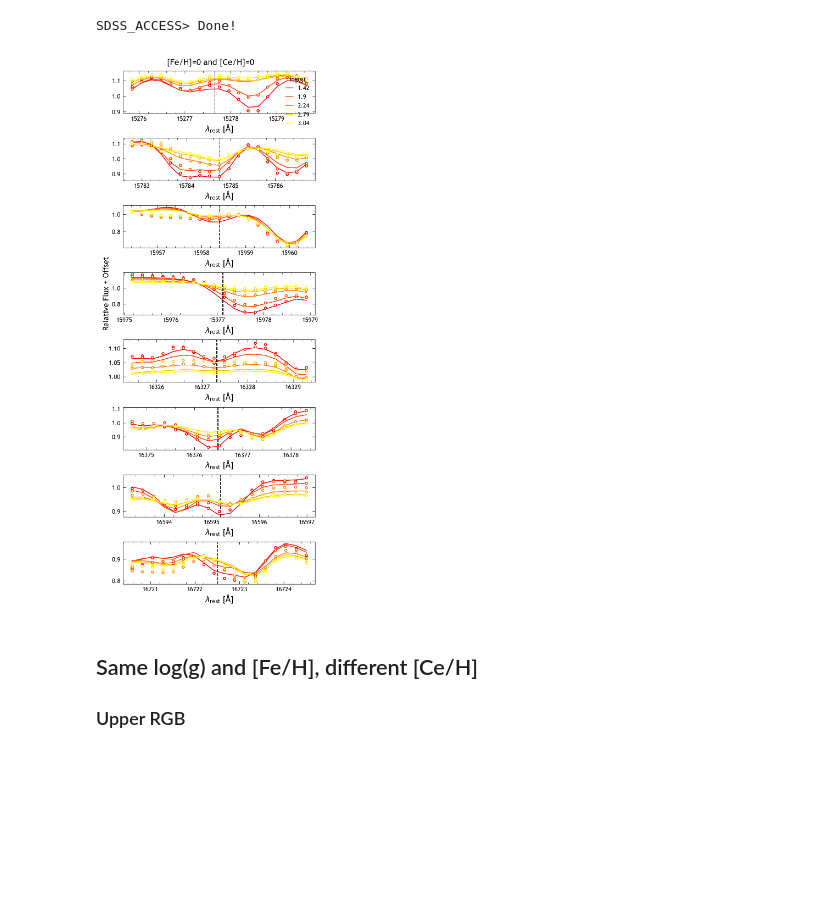
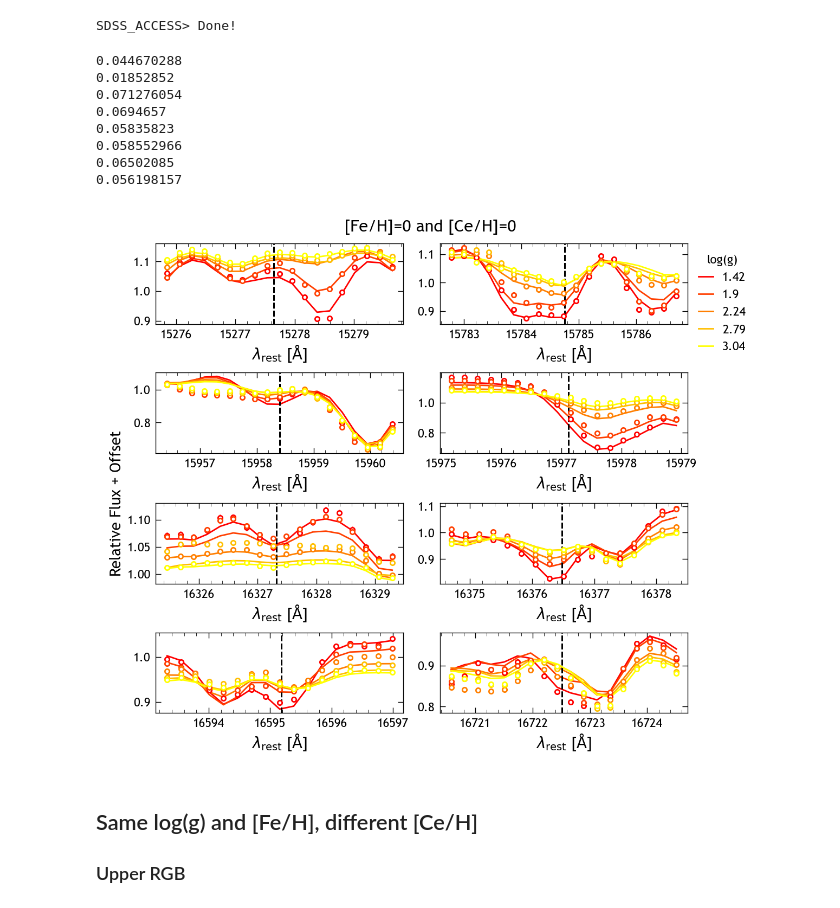
Before and after one commit to lodubay/chemical-clocks, a Jupyter notebook: src/scripts/spectrum_checks.ipynb, the cells around one changed output. Cells and saved outputs as stored; diff of their text form; code cells hidden in the pictures; blank space fills up the shorter version.

```diff
--- a/src/scripts/spectrum_checks.ipynb
+++ b/src/scripts/spectrum_checks.ipynb
@@ -201,8 +212,8 @@ plt.show()
 # Individual lines
 ce_ii_lines = [15277.65, 15784.75, 15958.40, 15977.12, 16327.32, 16376.48, 16595.18, 16722.51] # Angstroms, from Cunha+ (2017)
 
-fig, axs = plt.subplots(8, figsize=(4, 10), constrained_layout=True)
-for i, ax in enumerate(axs):
+fig, axs = plt.subplots(4, 2, figsize=(6, 5), constrained_layout=True)
+for i, ax in enumerate(axs.flatten()):
     line = ce_ii_lines[i]
     ax.axvline(line, color='r')
     wl_range = (line-2, line+2)
@@ -220,7 +231,7 @@ for i, ax in enumerate(axs):
     ax.xaxis.set_major_locator(MultipleLocator(1))
     ax.xaxis.set_minor_locator(MultipleLocator(0.2))
     ax.ticklabel_format(style='plain', axis='x', useOffset=False)
-axs[0].legend()
+axs[0,0].legend()
 fig.suptitle(mwmStar['obj'][0])
 plt.show()
 # %% [output]
@@ -340,7 +352,7 @@ for sdss_id in solar_abund_high_snr_ids:
 # %%
 ce_ii_lines = [15277.65, 15784.75, 15958.40, 15977.12, 16327.32, 16376.48, 16595.18, 16722.51] # Angstroms, from Cunha+ (2017)
 
-fig, axs = plt.subplots(8, figsize=(4, 10), constrained_layout=True)
+fig, axs = plt.subplots(4, 2, figsize=(6, 5), constrained_layout=True)
 offsets = [-0.2, -0.1, 0, 0.1, 0.2]
 cmap = plt.get_cmap('autumn')
 norm = BoundaryNorm(logg_bins, cmap.N)
@@ -350,38 +362,49 @@ for j, sdss_id in enumerate(solar_abund_high_snr_ids):
     wl_arr = vac2air(mwmStar['wavelength'][0])
     flux = mwmStar['flux'][0] / aspcap['continuum'][0]
     flux_err = mwmStar['ivar'][0]**-0.5 / aspcap['continuum'][0]
+    weights = mwmStar['ivar'][0]
     model = aspcap['model_flux_ce_h'][0]
     logg = mwm_sample.loc[sdss_id]['logg']
-    for i, ax in enumerate(axs):
+    offset = j*0.02
+    for i, ax in enumerate(axs.flatten()):
         line = ce_ii_lines[i]
         ax.axvline(line, color='k', linestyle='--')
         wl_range = (line-2, line+2)
         mask = (wl_arr >= wl_range[0]) & (wl_arr < wl_range[1])
+        if j==4: print(np.median(weights[mask]))
         # ax.plot(wl_arr[mask], flux[mask]/flux[mask].max(), label=round(logg, 2))
         # ax.fill_between(
         #     wl_arr[mask],
         #     (flux[mask] - flux_err[mask]) / flux[mask].max(),
         #     (flux[mask] + flux_err[mask]) / flux[mask].max(),
         #     alpha=0.5
         # )
         ax.errorbar(
             wl_arr[mask], flux[mask],
             yerr=flux_err[mask],
             fmt='o', ms=3, mfc='w', capsize=0,
             color=cmap(norm(logg))
             # label=round(logg, 2)
         )
         ax.plot(wl_arr[mask], model[mask], c=cmap(norm(logg)), label=round(logg, 2))
         ax.set_xlabel(r'$\lambda_{\rm rest}$ [${\rm \AA}$]')
         ax.xaxis.set_major_locator(MultipleLocator(1))
         ax.xaxis.set_minor_locator(MultipleLocator(0.2))
         ax.ticklabel_format(style='plain', axis='x', useOffset=False)
-    axs[0].legend(title='log(g)')
-axs[3].set_ylabel('Relative Flux + Offset')
+axs[2,0].set_ylabel('Relative Flux + Offset', y=1)
+axs[0,1].legend(title='log(g)', bbox_to_anchor=(1,1), loc='upper left')
 fig.suptitle('[Fe/H]=0 and [Ce/H]=0')
 plt.show()
 # %% [output]
+0.044670288
+0.01852852
+0.071276054
+0.0694657
+0.05835823
+0.058552966
+0.06502085
+0.056198157
-[figure, old version]
+[figure, new version]
 # %% [markdown]
 ## Same log(g) and [Fe/H], different [Ce/H]
 
```
Also changed, not shown: parts of 22 cells of this notebook, 2 other files.
